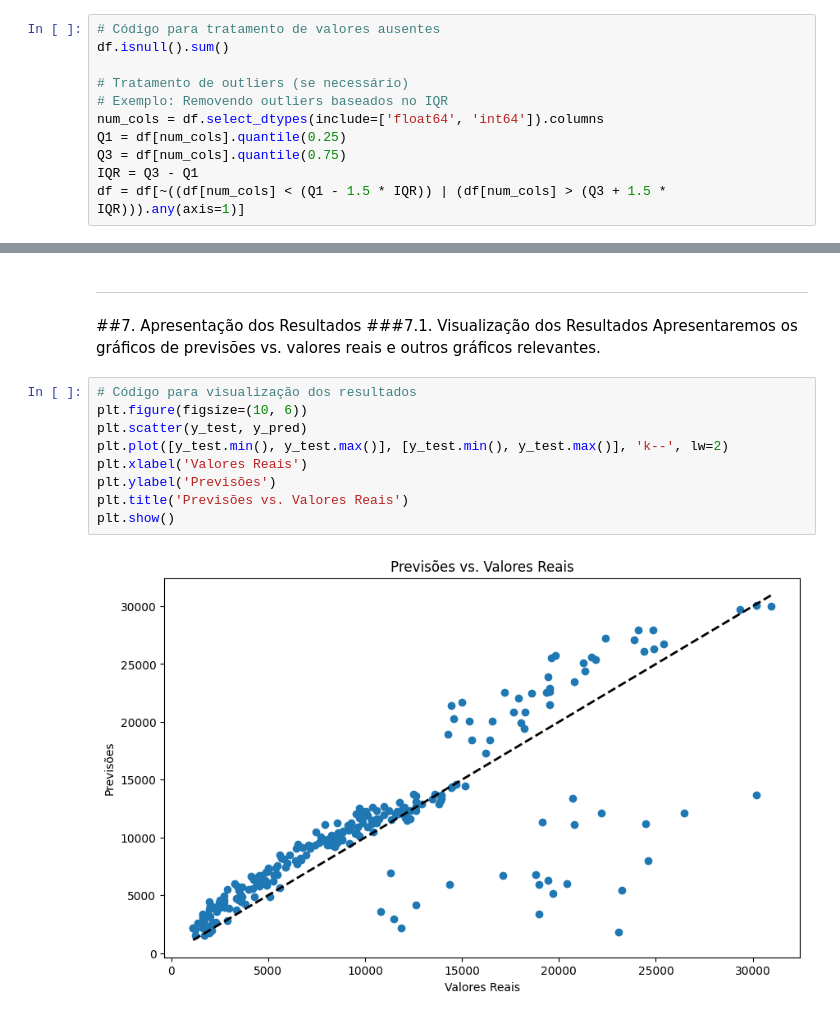
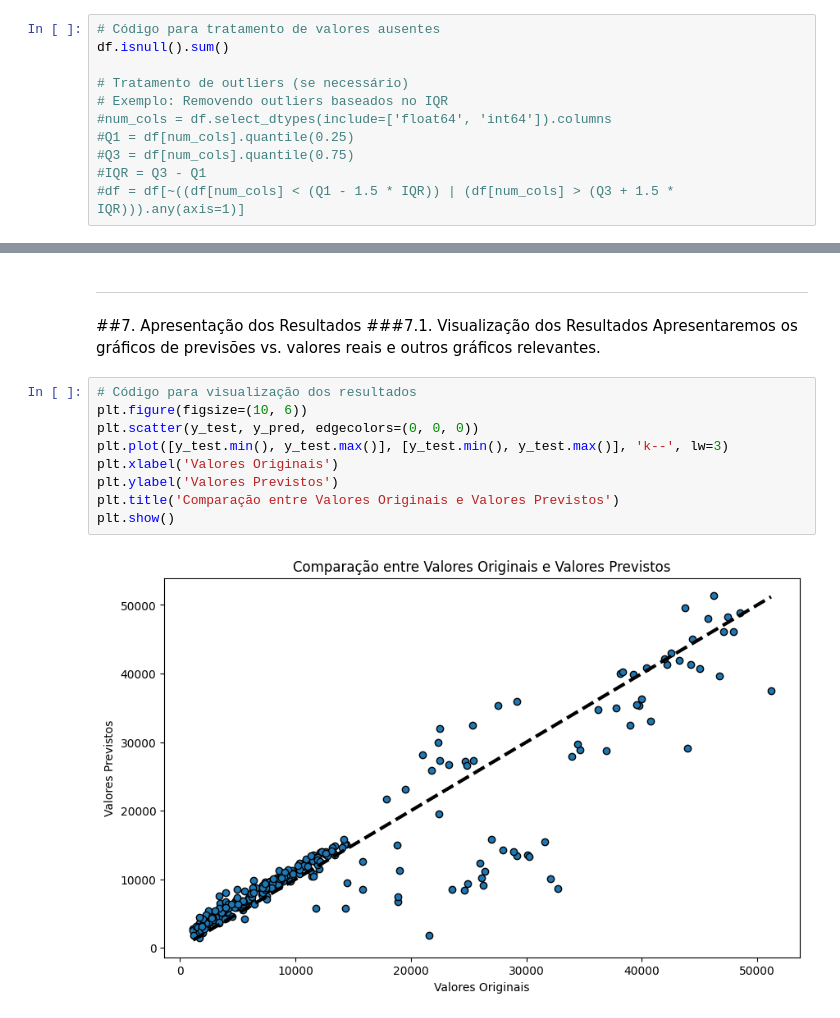
Before and after one commit to rafael2mind/tech-challenge-fase-1, a Jupyter notebook: Tech_Challenge_Grupo_38.ipynb, the cells around one changed output, grey strips where cells are left out. Saved outputs shown, nothing was run; the diff lists cells and outputs as text.

```diff
--- a/Tech_Challenge_Grupo_38.ipynb
+++ b/Tech_Challenge_Grupo_38.ipynb
@@ -127,8 +214,8 @@ df.isnull().sum()
 
 # Tratamento de outliers (se necessário)
 # Exemplo: Removendo outliers baseados no IQR
-num_cols = df.select_dtypes(include=['float64', 'int64']).columns
-Q1 = df[num_cols].quantile(0.25)
-Q3 = df[num_cols].quantile(0.75)
-IQR = Q3 - Q1
-df = df[~((df[num_cols] < (Q1 - 1.5 * IQR)) | (df[num_cols] > (Q3 + 1.5 * IQR))).any(axis=1)]
+#num_cols = df.select_dtypes(include=['float64', 'int64']).columns
+#Q1 = df[num_cols].quantile(0.25)
+#Q3 = df[num_cols].quantile(0.75)
+#IQR = Q3 - Q1
+#df = df[~((df[num_cols] < (Q1 - 1.5 * IQR)) | (df[num_cols] > (Q3 + 1.5 * IQR))).any(axis=1)]
@@ -236,11 +509,11 @@ Apresentaremos os gráficos de previsões vs. valores reais e outros gráficos r
 # %%
 # Código para visualização dos resultados
 plt.figure(figsize=(10, 6))
-plt.scatter(y_test, y_pred)
-plt.plot([y_test.min(), y_test.max()], [y_test.min(), y_test.max()], 'k--', lw=2)
-plt.xlabel('Valores Reais')
-plt.ylabel('Previsões')
-plt.title('Previsões vs. Valores Reais')
+plt.scatter(y_test, y_pred, edgecolors=(0, 0, 0))
+plt.plot([y_test.min(), y_test.max()], [y_test.min(), y_test.max()], 'k--', lw=3)
+plt.xlabel('Valores Originais')
+plt.ylabel('Valores Previstos')
+plt.title('Comparação entre Valores Originais e Valores Previstos')
 plt.show()
 # %% [output]
-[figure, old version]
+[figure, new version]
```
Also changed, not shown: parts of 30 cells of this notebook.
